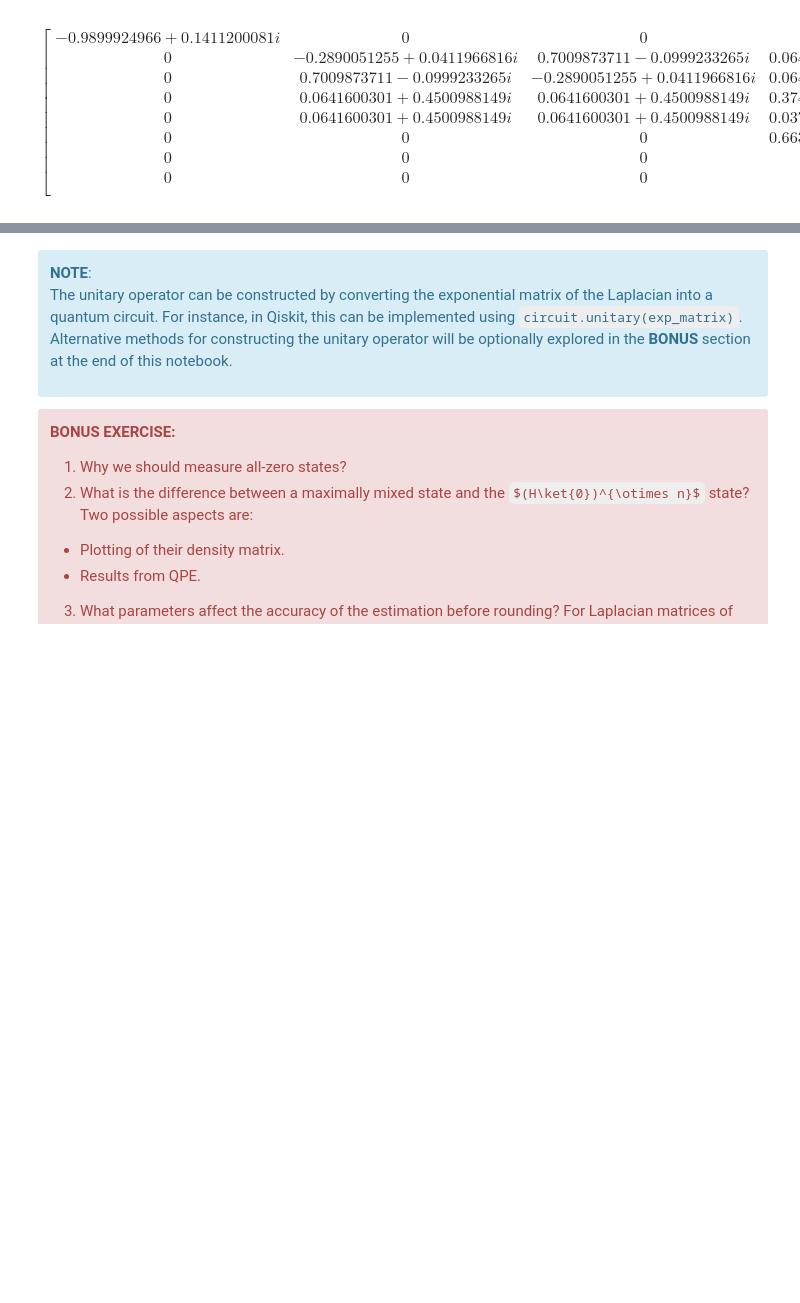
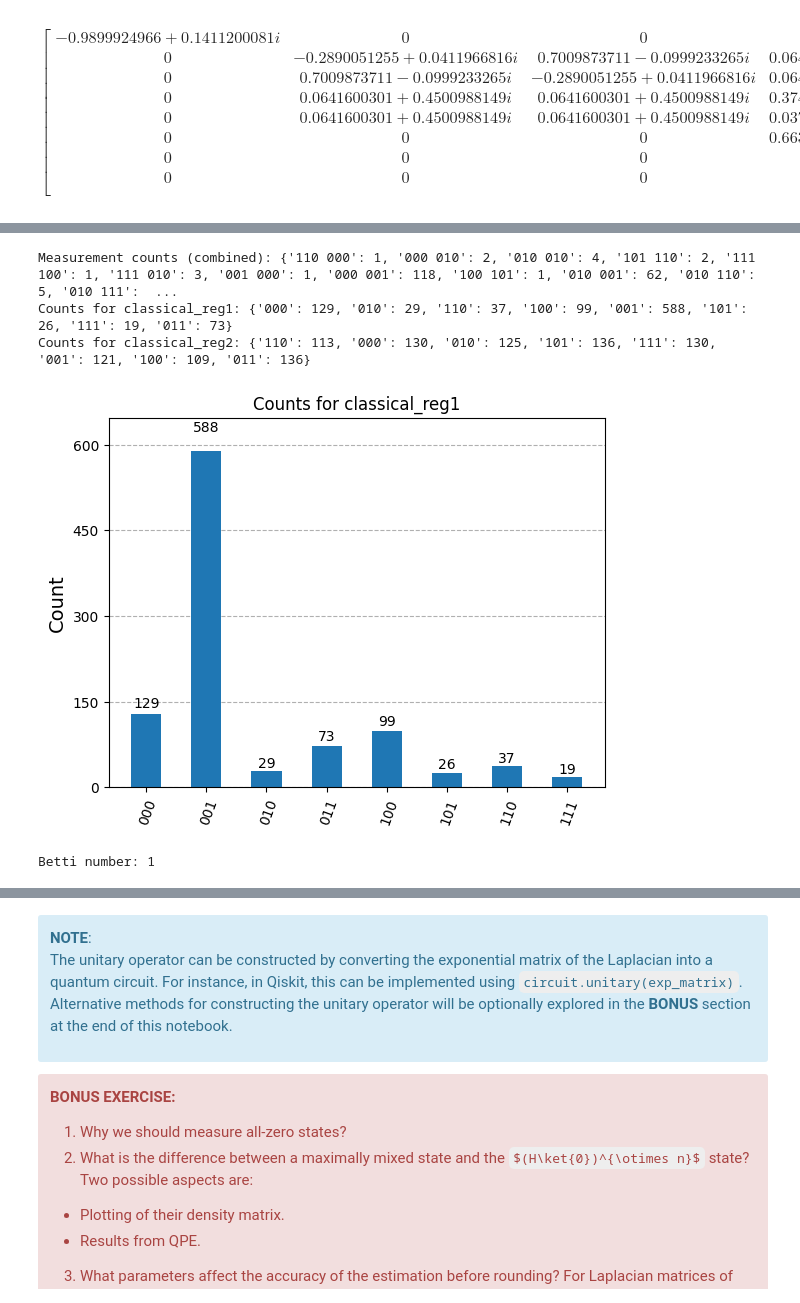
Before and after one commit to JoeJoeNguyen/MOODYS_2025_Hackathon, a Jupyter notebook: moodys_challenge.ipynb, the cells around one changed output, grey strips where cells are left out. Cells and saved outputs as stored; diff of their text form; code cells hidden in the pictures; some formulas as TeX source; blank space fills up the shorter version.

```diff
--- a/moodys_challenge.ipynb
+++ b/moodys_challenge.ipynb
@@ -814,14 +760,15 @@ $U = e^{iH}$
 # %%
 from scipy.linalg import expm
 
-def make_unitary(H):
-    return expm(1j * H)
+def make_unitaryCirc(H):
+    U = expm(1j * H)
 
-U = make_unitary(H_1)
-U.shape
 
-circuitU  = QuantumCircuit(3)
-circuitU.unitary(U, [0,1,2])
+    circuitU  = QuantumCircuit(int(np.log2(U.shape[0])))
+    circuitU.unitary(U, range(int(np.log2(U.shape[0]))))
+
+    return circuitU
+circuitU = make_unitaryCirc(H_1)
 circuitU.draw('mpl')
 # %% [output]
 [figure]
@@ -853,0 +824,52 @@ QPE_circuit.decompose().draw('mpl')
+# %%
+from qiskit_aer import AerSimulator, Aer
+from qiskit.visualization import plot_histogram
+
+# Assuming circuitU is already defined
+full_qpe_circuit = create_full_qpe_circuit(circuitU)
+number_of_counting_qubits = circuitU.num_qubits
+# Use the Aer simulator
+simulator = Aer.get_backend('aer_simulator')
+
+# Execute the circuit on the simulator
+job = simulator.run(full_qpe_circuit, shots=1000)
+
+# Get the results
+result = job.result()
+
+# Get the counts (measurement outcomes)
+counts = result.get_counts()
+
+# Print the counts
+print("Measurement counts (combined):", counts)
+
+# Separate the counts for classical_reg1 and classical_reg2
+counts_reg1 = {}
+counts_reg2 = {}
+
+for bitstring, count in counts.items():
+    # Split the bitstring into two parts
+    # classical_reg2 (auxiliary qubits) comes first, followed by classical_reg1 (evaluation qubits)
+    reg2_bits, reg1_bits = bitstring.split()
+
+    # Update the counts for each register
+    counts_reg1[reg1_bits] = counts_reg1.get(reg1_bits, 0) + count
+    counts_reg2[reg2_bits] = counts_reg2.get(reg2_bits, 0) + count
+
+# Print the separated counts
+print("Counts for classical_reg1:", counts_reg1)
+print("Counts for classical_reg2:", counts_reg2)
+
+# Plot the counts as histograms
+plot_histogram(counts_reg1, title="Counts for classical_reg1")
+# %% [output]
+Measurement counts (combined): {'110 000': 1, '000 010': 2, '010 010': 4, '101 110': 2, '111 100': 1, '111 010': 3, '001 000': 1, '000 001': 118, '100 101': 1, '010 001': 62, '010 110': 5, '010 111':  ...
+Counts for classical_reg1: {'000': 129, '010': 29, '110': 37, '100': 99, '001': 588, '101': 26, '111': 19, '011': 73}
+Counts for classical_reg2: {'110': 113, '000': 130, '010': 125, '101': 136, '111': 130, '001': 121, '100': 109, '011': 136}
+[figure, added]
+# %%
+p_0 = counts_reg1.get('000', 0) / sum(counts_reg1.values())
+Betti_number = round(2**number_of_counting_qubits * p_0)
+print(f"Betti number: {Betti_number}")
+# %% [output]
+Betti number: 1
```
Also changed, not shown: parts of 28 cells of this notebook, 1 other file.
